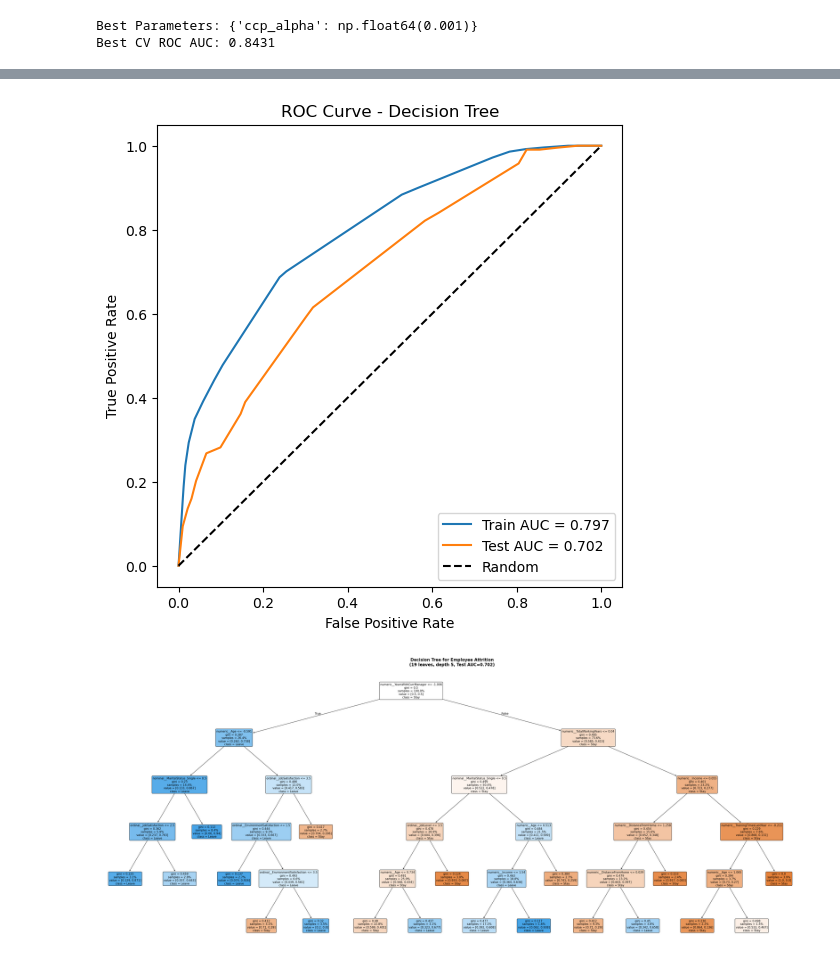
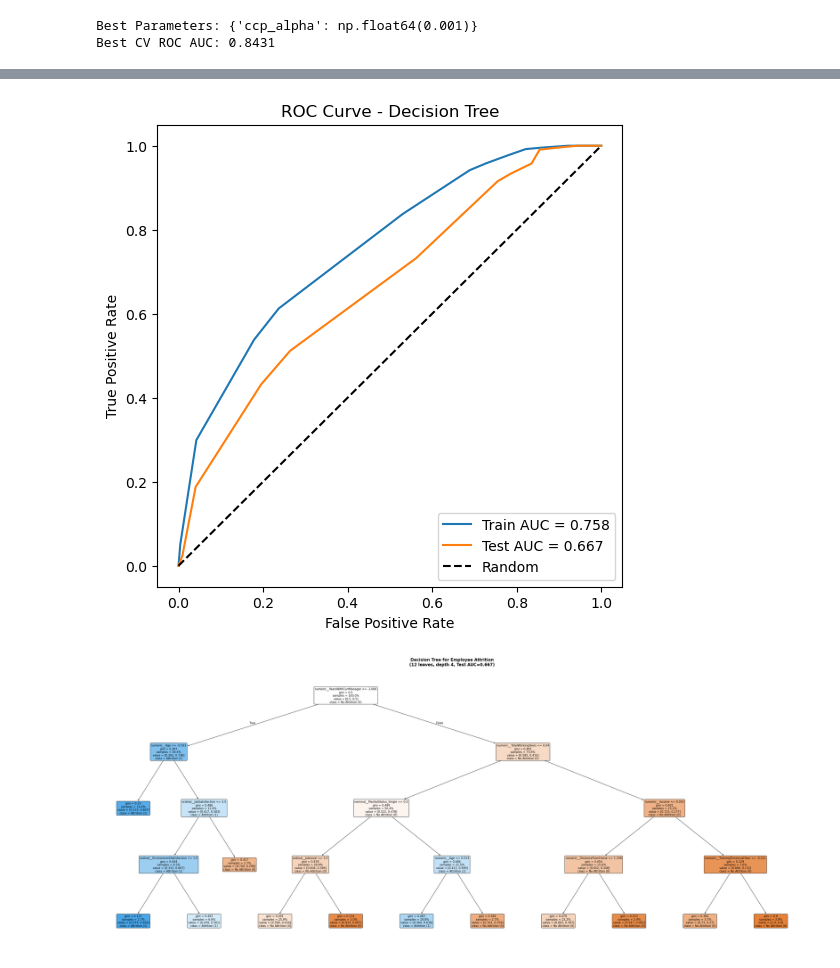
Before and after one commit to jtmcginley123/machinelearningii, a Jupyter notebook: Larry/tree.ipynb, the cells around one changed output, grey strips where cells are left out. Cells and saved outputs as stored; diff of their text form; code cells hidden in the pictures.

```diff
--- a/Larry/tree.ipynb
+++ b/Larry/tree.ipynb
@@ -432,9 +432,12 @@ pipe2 = Pipeline([
 ])
 
 param_grid2 = {
-    'tree__max_depth' : [4,5],
-    'tree__min_samples_leaf' :  [15,20,25],
-    'tree__ccp_alpha' : [0.001,0.004,0.01]
+    'tree__max_depth' : [3,4],
+    'tree__min_samples_leaf' :  [5,10,15,20,25,30],
+    "tree__min_samples_split" : [10,20,30,40,50,60],
+    'tree__max_leaf_nodes' : [12],
+    'tree__ccp_alpha' : [0.0,0.001,0.005],
+    'tree__criterion' : ['gini' , 'entropy']
 }
 grid2 = GridSearchCV(
     estimator=pipe2,
@@ -512,21 +551,21 @@ plt.title("ROC Curve - Decision Tree")
 plt.legend(loc="lower right")
 plt.show()
 # %% [output]
-[figure, old version]
+[figure, new version]
 # %%
 plt.figure(figsize=(50, 20))
 plot_tree(
     best_dt2,
     feature_names=X_train_processed_balanced_df.columns.tolist(),
-    class_names=['Stay', 'Leave'],
+    class_names=['No Attrition (0)', 'Attrition (1)'],
     filled=True,
     rounded=True,
     fontsize=11,
     proportion=True  # Shows percentages instead of counts
 )
 plt.title(f'Decision Tree for Employee Attrition\n'
           f'({best_dt2.get_n_leaves()} leaves, depth {best_dt2.get_depth()}, Test AUC={test_auc2:.3f})',
           fontsize=16, fontweight='bold')
 plt.show()
 # %% [output]
-[figure, old version]
+[figure, new version]
```
Also changed, not shown: parts of 5 cells of this notebook.
